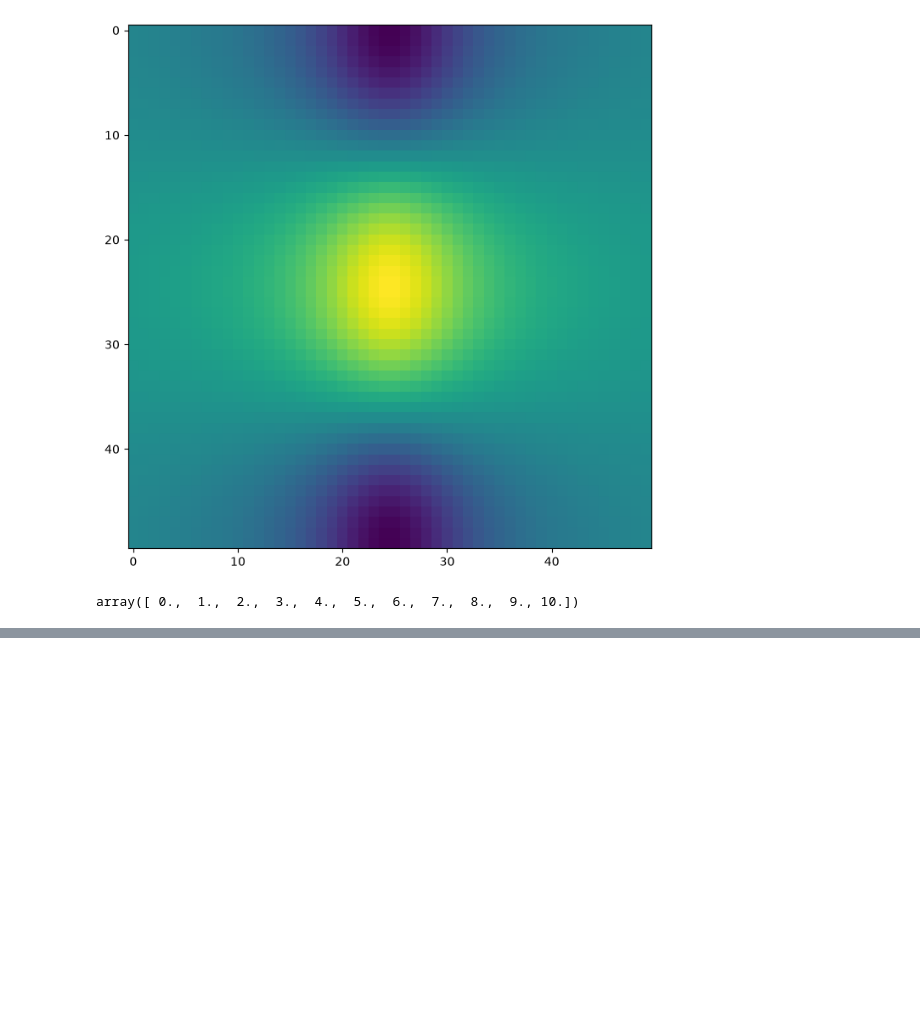
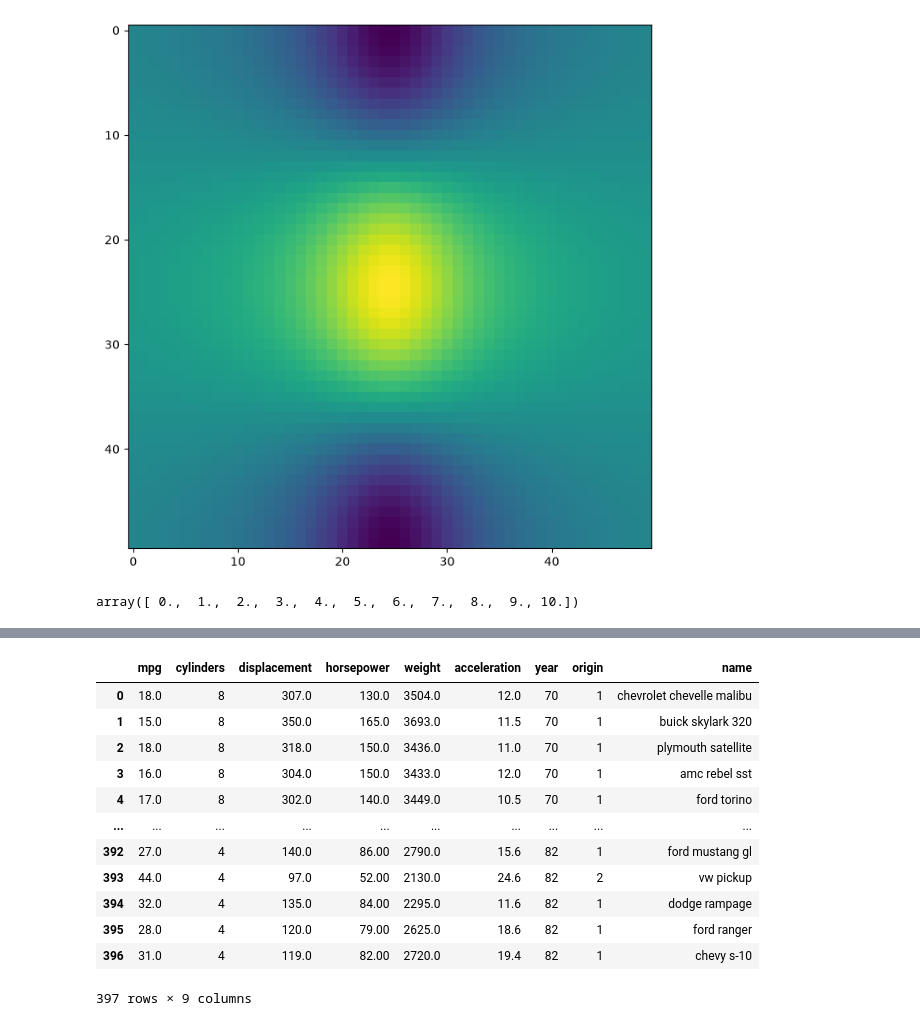
Before and after one commit to Nattawut30/Math-Algorithmic-Trading, a Jupyter notebook: Probability_Statistics/01_statistical_learning.ipynb, the cells around one changed output, grey strips where cells are left out. Saved outputs shown, nothing was run; the diff lists cells and outputs as text; code cells hidden in the pictures; blank space fills up the shorter version.

```diff
--- a/Probability_Statistics/01_statistical_learning.ipynb
+++ b/Probability_Statistics/01_statistical_learning.ipynb
@@ -568,0 +763,27 @@ array([ 0.,  1.,  2.,  3.,  4.,  5.,  6.,  7.,  8.,  9., 10.])
+# %%
+# Whitespace-delimited version of the data
+
+Auto = pd.read_csv('Auto.data', sep=r'\s+')
+Auto
+
+# delim_whitespace=True canceled in new version of pandas!
+
+# sep=r'\s+' ก็คือ "คำสั่งบอก Pandas ให้ตัดแบ่งข้อมูลโดยดูจากช่องว่าง"
+# sep (Separator): แปลตรงตัวว่า "ตัวคั่น" ปกติเราจะคุ้นเคยกับการคั่นด้วยลูกน้ำคอมมา เช่น sep=',' แต่สำหรับไฟล์ข้อมูลบางรูปแบบที่ใช้ช่องว่างเว้นระหว่างข้อมูล เราก็ต้องเปลี่ยนมาใช้ช่องว่างแทน
+# r'' (Raw String): เป็นเครื่องมือช่วยป้องกันไม่ให้ตัวอักษรพิเศษข้างใน (เช่น ตัวแบ็กสแลช \) เพี้ยนหรือถูกคอมพิวเตอร์เข้าใจผิดว่าเป็นคำสั่งพิเศษอื่น
+# \s (Whitespace): คือสัญลักษณ์แทน "ช่องว่าง" ทั้งหมด ไม่ว่าจะเป็น Space ธรรมดา, กด Tab, หรือการขึ้นบรรทัดใหม่
+# + (One or more): หมายถึง "หนึ่งตัวหรือมากกว่าติดกัน"
+# %% [output]
+|  | mpg | cylinders | displacement | horsepower | weight | acceleration | year | origin | name |
+| 0 | 18.0 | 8 | 307.0 | 130.0 | 3504.0 | 12.0 | 70 | 1 | chevrolet chevelle malibu |
+| 1 | 15.0 | 8 | 350.0 | 165.0 | 3693.0 | 11.5 | 70 | 1 | buick skylark 320 |
+| 2 | 18.0 | 8 | 318.0 | 150.0 | 3436.0 | 11.0 | 70 | 1 | plymouth satellite |
+| 3 | 16.0 | 8 | 304.0 | 150.0 | 3433.0 | 12.0 | 70 | 1 | amc rebel sst |
+| 4 | 17.0 | 8 | 302.0 | 140.0 | 3449.0 | 10.5 | 70 | 1 | ford torino |
+| ... | ... | ... | ... | ... | ... | ... | ... | ... | ... |
+| 392 | 27.0 | 4 | 140.0 | 86.00 | 2790.0 | 15.6 | 82 | 1 | ford mustang gl |
+| 393 | 44.0 | 4 | 97.0 | 52.00 | 2130.0 | 24.6 | 82 | 2 | vw pickup |
+| 394 | 32.0 | 4 | 135.0 | 84.00 | 2295.0 | 11.6 | 82 | 1 | dodge rampage |
+| 395 | 28.0 | 4 | 120.0 | 79.00 | 2625.0 | 18.6 | 82 | 1 | ford ranger |
+| 396 | 31.0 | 4 | 119.0 | 82.00 | 2720.0 | 19.4 | 82 | 1 | chevy s-10 |
+397 rows × 9 columns
```
Also changed, not shown: parts of 53 cells of this notebook, 2 other files.
